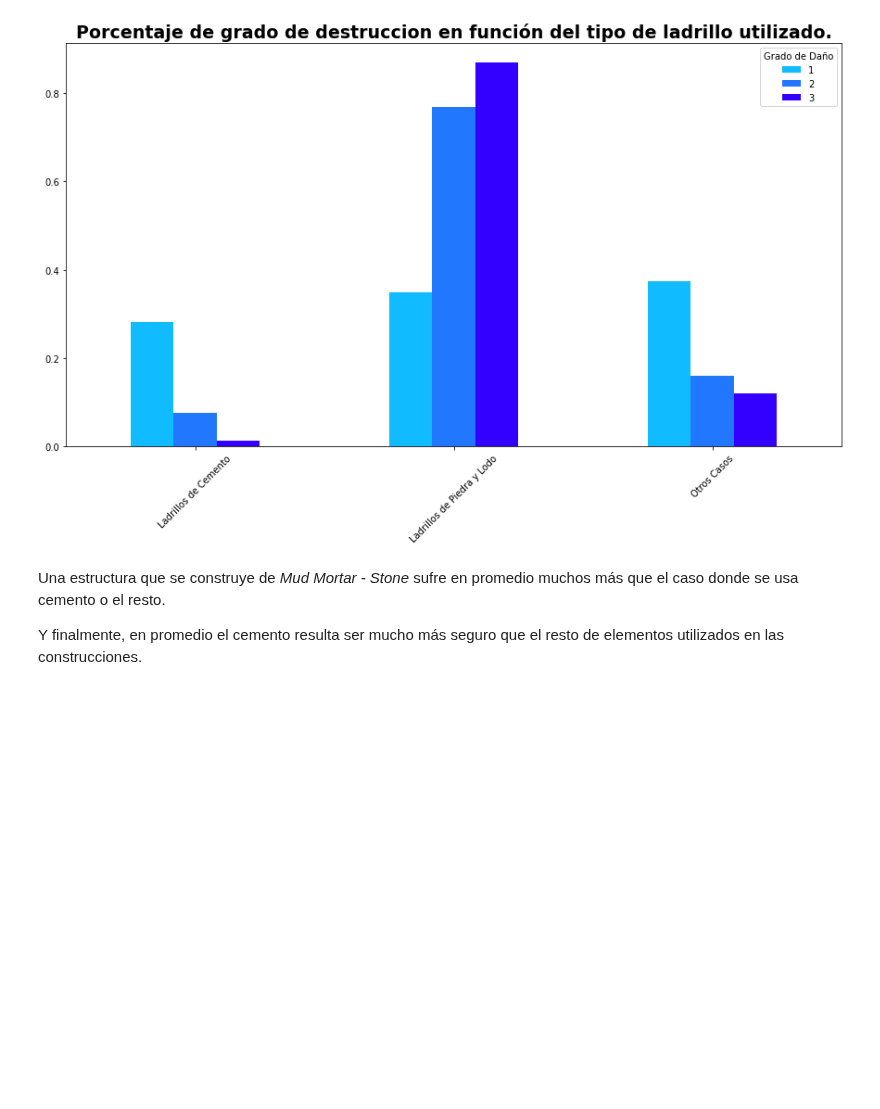
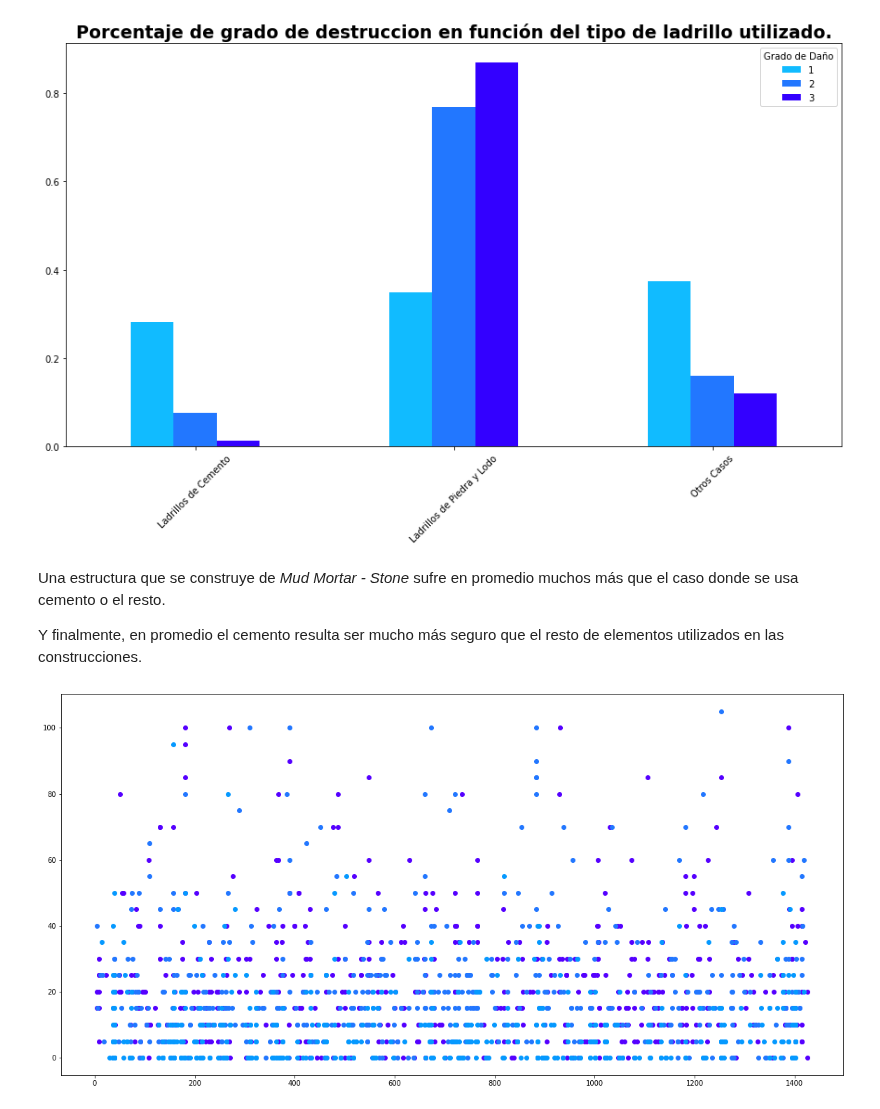
Before and after one commit to joaquinfontela/OrganizacionDeDatos-TP1, a Jupyter notebook: src/Correlations.ipynb, the cells around one changed output. Cells and saved outputs as stored; diff of their text form; code cells hidden in the pictures; blank space fills up the shorter version.

```diff
--- a/src/Correlations.ipynb
+++ b/src/Correlations.ipynb
@@ -229,3 +229,23 @@ Text(0.5, 1.0, 'Porcentaje de grado de destruccion en función del tipo de ladri
 Una estructura que se construye de _Mud Mortar - Stone_ sufre en promedio muchos más que el caso donde se usa cemento o el resto.
 
 Y finalmente, en promedio el cemento resulta ser mucho más seguro que el resto de elementos utilizados en las construcciones.
+# %%
+df = values[["building_id", "geo_level_2_id", "age"]].merge(labels, left_on="building_id", right_on="building_id")
+df.drop(columns="building_id", inplace=True)
+df_damage_1 = df.loc[(df["damage_grade"] == 1) & (df["age"] < 160)].iloc[:500]
+df_damage_1.drop(columns="damage_grade", inplace=True)
+
+df_damage_2 = df.loc[(df["damage_grade"] == 2) & (df["age"] < 160)].iloc[:500]
+df_damage_2.drop(columns="damage_grade", inplace=True)
+
+df_damage_3 = df.loc[(df["damage_grade"] == 3) & (df["age"] < 160)].iloc[:500]
+df_damage_3.drop(columns="damage_grade", inplace=True)
+
+plt.figure(figsize=(20,10))
+
+plt.scatter(df_damage_3["geo_level_2_id"], df_damage_3["age"], color="#5500ff")
+plt.scatter(df_damage_2["geo_level_2_id"], df_damage_2["age"], color="#2277ff")
+plt.scatter(df_damage_1["geo_level_2_id"], df_damage_1["age"], color="#0599ff")
+plt.show()
+# %% [output]
+[figure, added]
```
Also changed, not shown: parts of 1 cell of this notebook.
